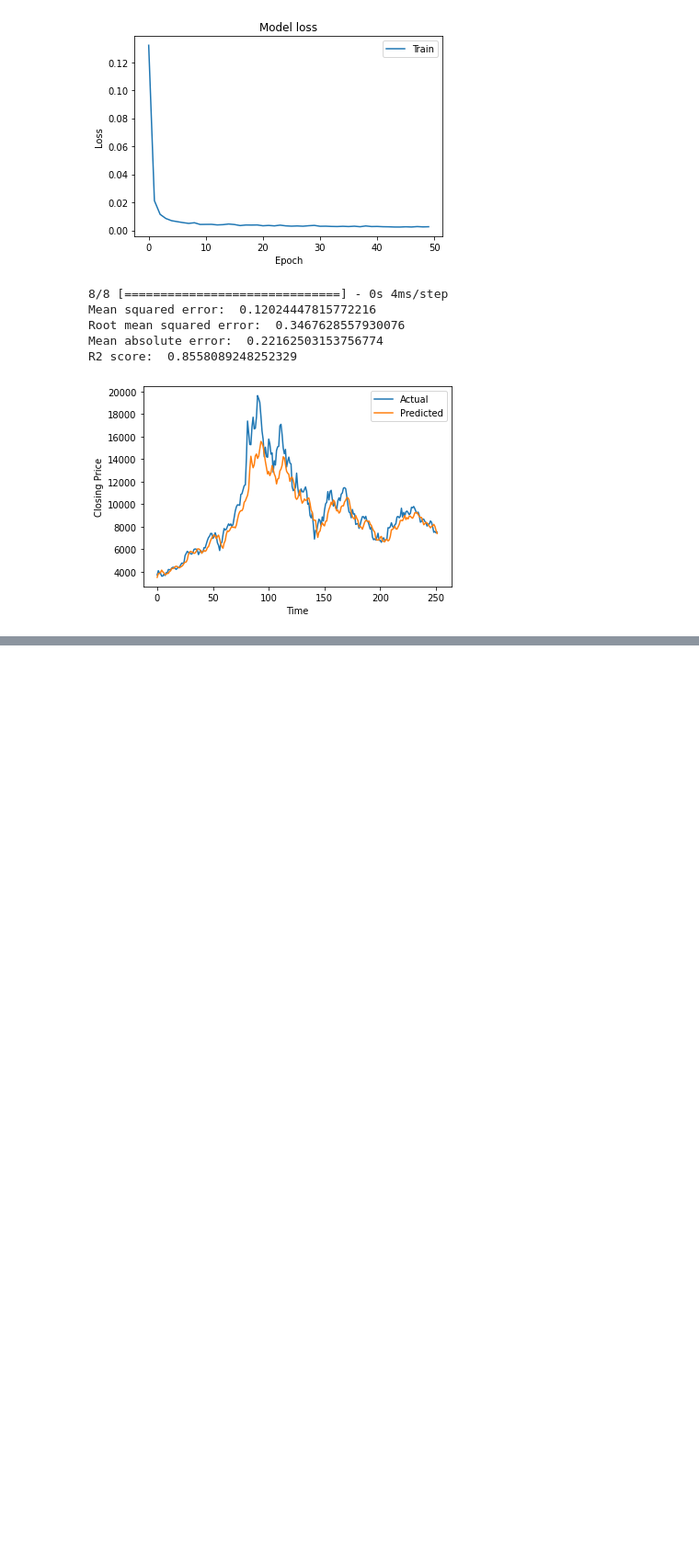
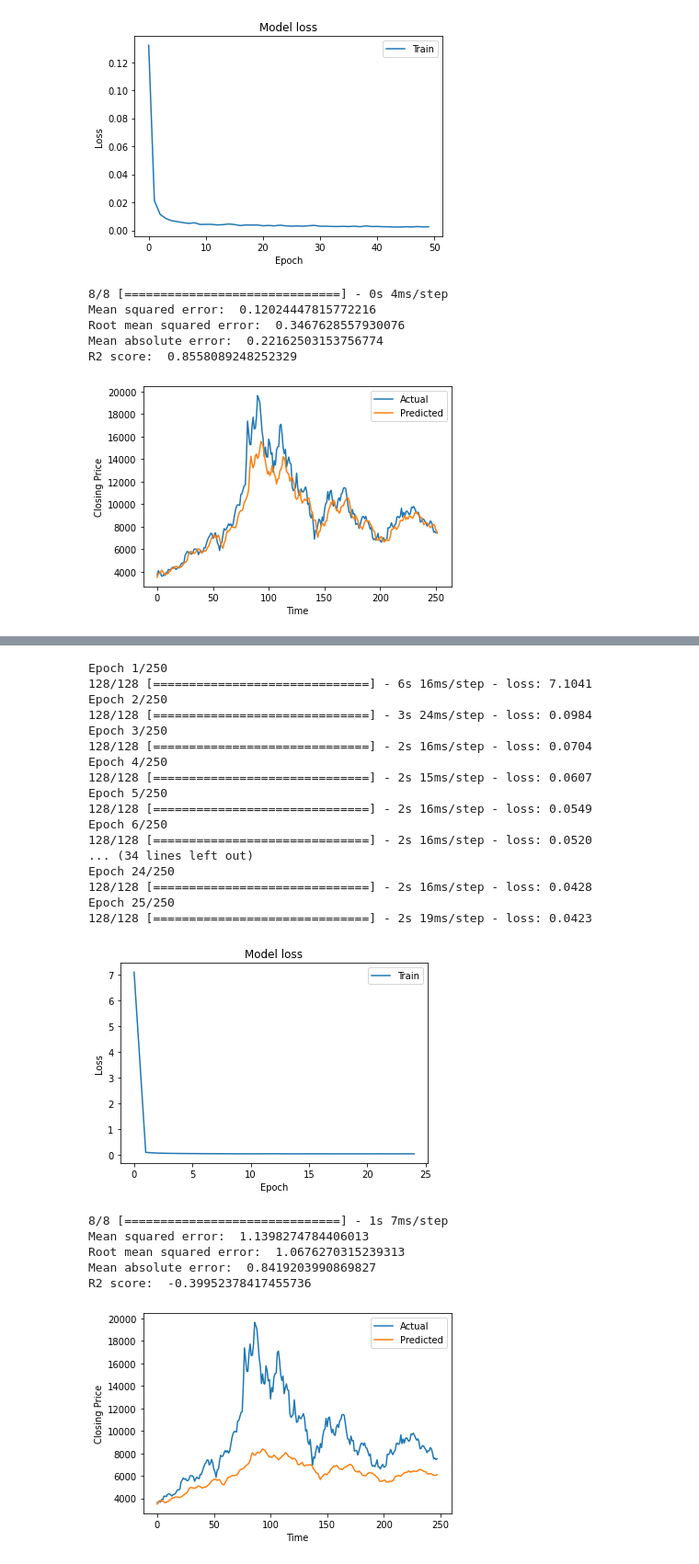
Before and after one commit to ViniciusPrincipe/BitcoinPrediction-LSTM, a Jupyter notebook: BtcLSTM.ipynb, the cells around one changed output, grey strips where cells are left out. Shown at 92% size. Drawn from its saved outputs; the diff is of its cells as text; code cells hidden in the pictures; blank space fills up the shorter version.

```diff
--- a/BtcLSTM.ipynb
+++ b/BtcLSTM.ipynb
@@ -964,0 +1057,42 @@ R2 score:  0.8558089248252329
+# %%
+#modelo com dropout e regularização
+model = Sequential()
+model.add(LSTM(150, input_shape=(window_size, 1),kernel_regularizer= keras.regularizers.l1(0.01), return_sequences=True))
+model.add(Dropout(0.1))
+model.add(LSTM(50,kernel_regularizer= keras.regularizers.l1(0.01)))
+model.add(Dropout(0.1))
+
+
+
+model.add(Dense(1))
+optimizer = keras.optimizers.Adam()
+model.compile(loss='mean_squared_error', optimizer= optimizer)
+
+history = model.fit(x_train, y_train, epochs=250, batch_size=8,callbacks=[early_stop_train])
+plot_history(history)
+model_evaluation(model,x_test,y_test)
+# %% [output]
+Epoch 1/250
+128/128 [==============================] - 6s 16ms/step - loss: 7.1041
+Epoch 2/250
+128/128 [==============================] - 3s 24ms/step - loss: 0.0984
+Epoch 3/250
+128/128 [==============================] - 2s 16ms/step - loss: 0.0704
+Epoch 4/250
+128/128 [==============================] - 2s 15ms/step - loss: 0.0607
+Epoch 5/250
+128/128 [==============================] - 2s 16ms/step - loss: 0.0549
+Epoch 6/250
+128/128 [==============================] - 2s 16ms/step - loss: 0.0520
+... (34 lines left out)
+Epoch 24/250
+128/128 [==============================] - 2s 16ms/step - loss: 0.0428
+Epoch 25/250
+128/128 [==============================] - 2s 19ms/step - loss: 0.0423
+[figure, added]
+8/8 [==============================] - 1s 7ms/step
+Mean squared error:  1.1398274784406013
+Root mean squared error:  1.0676270315239313
+Mean absolute error:  0.8419203990869827
+R2 score:  -0.39952378417455736
+[figure, added]
```
Also changed, not shown: parts of 9 cells of this notebook.
